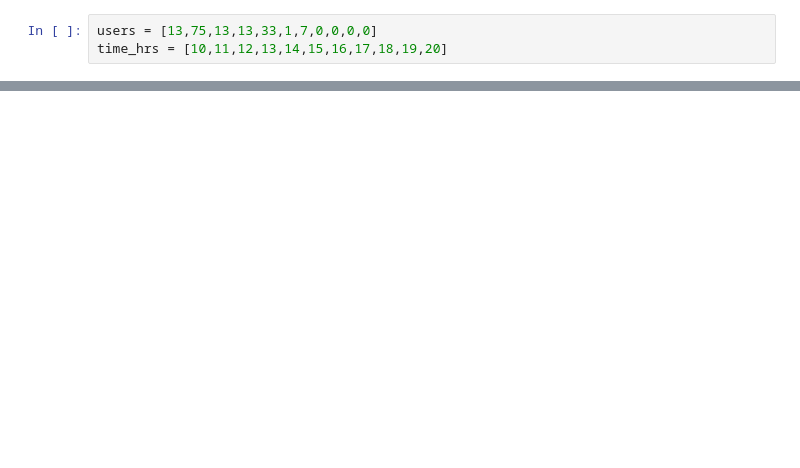
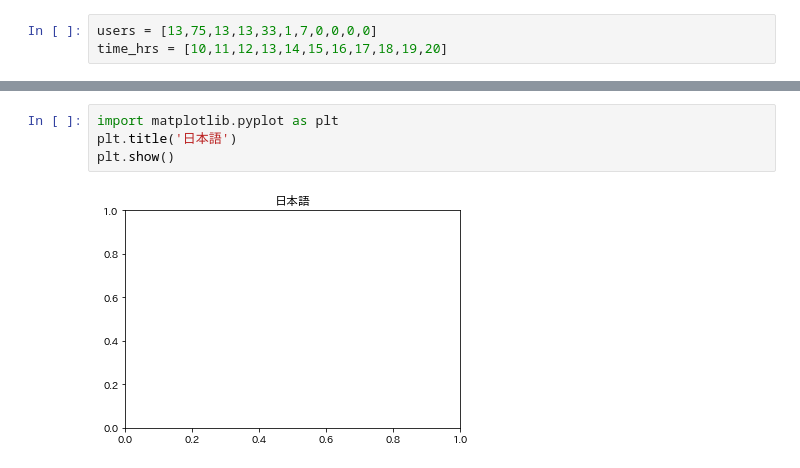
Before and after one commit to Jin01-galaxy/Learn_Python3, a Jupyter notebook: Matplotlib/visualization.ipynb, the cells around one changed output, grey strips where cells are left out. Drawn from its saved outputs; the diff is of its cells as text; blank space fills up the shorter version.

```diff
--- a/Matplotlib/visualization.ipynb
+++ b/Matplotlib/visualization.ipynb
@@ -21,0 +32,6 @@ plt.show()
+# %%
+import matplotlib.pyplot as plt
+plt.title('日本語')
+plt.show()
+# %% [output]
+[figure, added]
```
Also changed, not shown: parts of 3 cells of this notebook, 2 other files.
